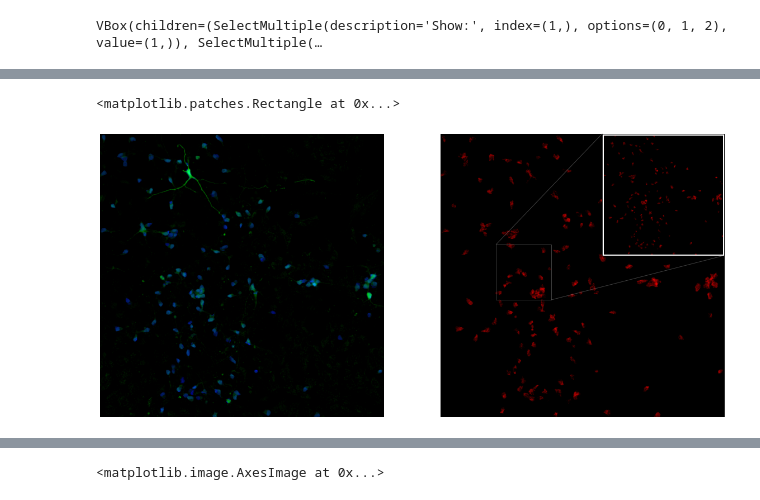
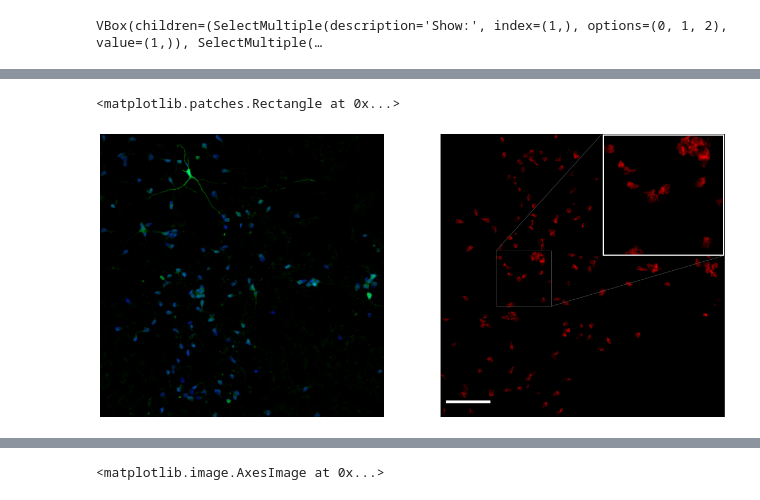
Before and after one commit to djunamay/confocalQuant, a Jupyter notebook: outs/neuronbatch101823_mitohealth_out/example.ipynb, the cells around one changed output, grey strips where cells are left out. Drawn from its saved outputs; the diff is of its cells as text; code cells hidden in the pictures.

Commit message:
adding rep image plotting

```diff
--- a/outs/neuronbatch101823_mitohealth_out/example.ipynb
+++ b/outs/neuronbatch101823_mitohealth_out/example.ipynb
@@ -153,10 +153,3 @@ data = data[[x in keep_files for x in data['ID']]]
 # %%
 # plot effects
 plot_effect(data, 'condition', 'G2 vehicle', 'G2 CDP-choline', 'mito-b')
-# %%
-# plot and save representative image panels
-ID = 0
-start = ID*zi_per_job
-end = start + Nzi[ID][0]
-mat_sele = mat[start:end]
-mask_sele = masks[start:end]
@@ -165,2 +162,5 @@ from confocalQuant.segmentation import bgrnd_subtract, gamma_correct_image, extr
 import numpy as np
 import matplotlib.pyplot as plt
+# %%
+# get data for a specific ID
+mat_sele, mask_sele = get_id_data(0, zi_per_job, Nzi, mat, masks)
@@ -188,37 +254,42 @@ from matplotlib.patches import Rectangle
+# %%
+img = AICSImage(path_to_czi_files + all_file_names[ID])
 # %%
 fig, axes = plt.subplots(1, 2, figsize=(20, 20))
+
+
+
 
 plt0 = extract_channels([1], show, is_4D=False)
 plt1 = extract_channels([2], show_masked, is_4D=False)
 plt2 = extract_channels([0], show_masked, is_4D=False)
 plt0[:,:,2] = plt2[:,:,0]
 plt1[:,:,0] = plt1[:,:,2]
 plt1[:,:,2] = plt1[:,:,1]
 
 axes[0].imshow(plt0)
 axes[0].set_xticks([])
 axes[0].set_yticks([])
 axes[0].axis('off')
 
-axes[1].imshow(plt1)
+add_scale_bar(size, img, plt
+
+axes[1].imshow(plt1, origin='lower')
 axes[1].set_xticks([])
 axes[1].set_yticks([])
 axes[1].axis('off')
 
 
 
 axin = axes[1].inset_axes([.57, .57, 0.43, 0.43])
 axin.set_xlim(200, 400)
 axin.set_ylim(400, 600)
-axin.imshow(plt1, extent=[200, 400, 400, 600]) # add origin info to prevent flipping
-# add scale info
-# Add the lines to indicate where the inset axis is coming from
+axin.imshow(plt1, origin = 'lower')
 axes[1].indicate_inset_zoom(axin)
 axin.set_xticks([])
 axin.set_yticks([])
 border = Rectangle((0, 0), 1, 1, color='white', linewidth=5, fill=False, transform=axin.transAxes)
 axin.add_patch(border)
 # %% [output]
 <matplotlib.patches.Rectangle at 0x...>
-[figure, old version]
+[figure, new version]
 # %%
```
Also changed, not shown: parts of 18 cells of this notebook.
